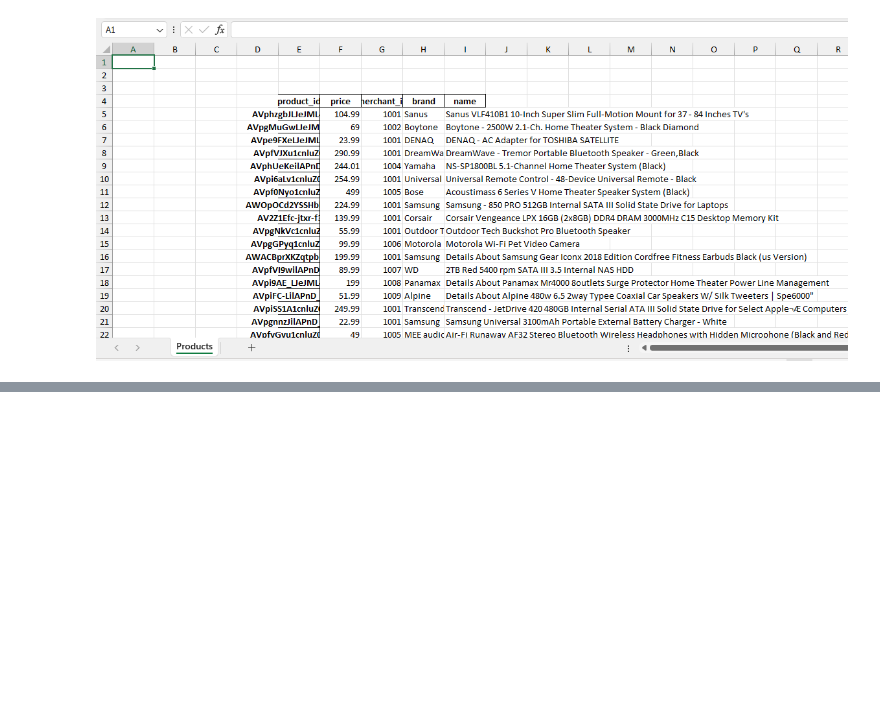
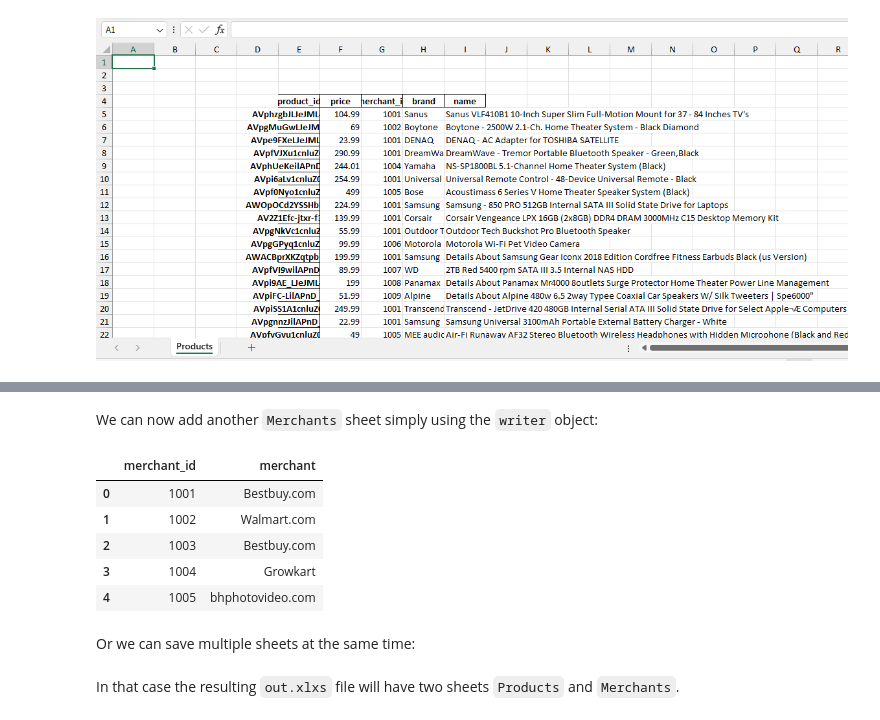
Before and after one commit to muhammadhananbaloch/Data-Analysis, a Jupyter notebook: Reading Data/Reading-data-from-excel/Reading excel file.ipynb, the cells around one changed output, grey strips where cells are left out. Saved outputs shown, nothing was run; the diff lists cells and outputs as text; code cells hidden in the pictures; blank space fills up the shorter version.

Commit message:
Save multiple sheets at once using the ExcelWriter object of pandas.

```diff
--- a/Reading Data/Reading-data-from-excel/Reading excel file.ipynb
+++ b/Reading Data/Reading-data-from-excel/Reading excel file.ipynb
@@ -345,0 +374,2 @@ products.to_excel('hekkit.xlsx')
+# %% [markdown]
+We can now add another `Merchants` sheet simply using the `writer` object:
@@ -345,0 +379,11 @@ products.to_excel('hekkit.xlsx')
+# %%
+pd.read_excel('out.xlsx', sheet_name='Merchants').head()
+# %% [output]
+|  | merchant_id | merchant |
+| 0 | 1001 | Bestbuy.com |
+| 1 | 1002 | Walmart.com |
+| 2 | 1003 | Bestbuy.com |
+| 3 | 1004 | Growkart |
+| 4 | 1005 | bhphotovideo.com |
+# %% [markdown]
+Or we can save multiple sheets at the same time:
@@ -345,0 +394,2 @@ products.to_excel('hekkit.xlsx')
+# %% [markdown]
+In that case the resulting `out.xlxs` file will have two sheets `Products` and `Merchants`.
```
Also changed, not shown: parts of 9 cells of this notebook.
